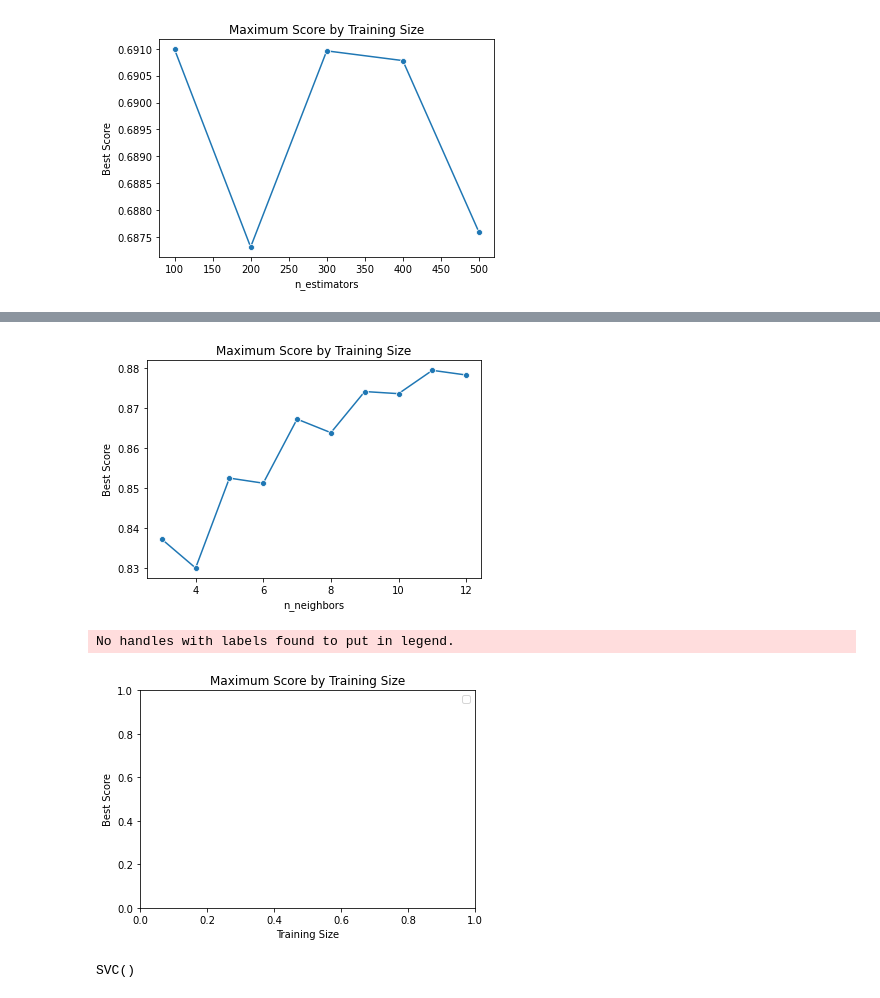
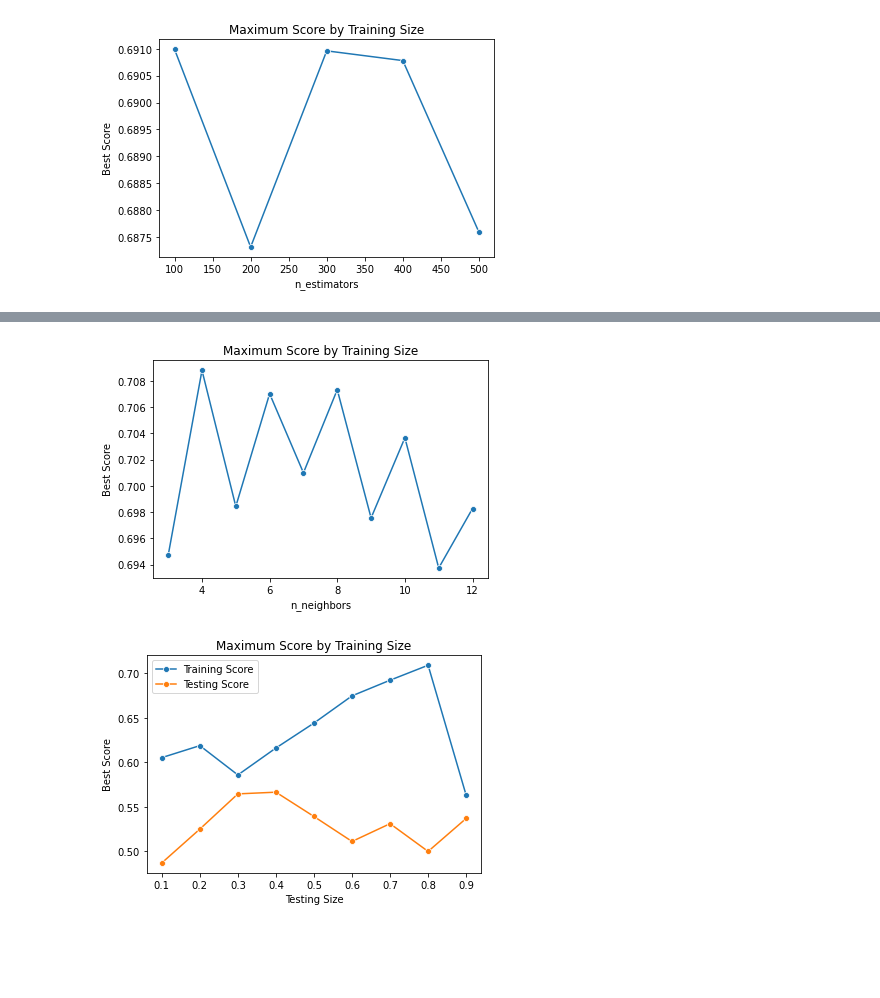
Before and after one commit to cofsthun3/Supervised-Learning, a Jupyter notebook: hw1.ipynb, the cells around one changed output, grey strips where cells are left out. Saved outputs shown, nothing was run; the diff lists cells and outputs as text; code cells hidden in the pictures; blank space fills up the shorter version.

```diff
--- a/hw1.ipynb
+++ b/hw1.ipynb
@@ -1,11 +1,12 @@
 # %%
 from sklearn.model_selection import GridSearchCV, GroupKFold
 from sklearn.model_selection import train_test_split
+from sklearn.preprocessing import MinMaxScaler
 import seaborn as sns
 import matplotlib.pyplot as plt
 import pandas as pd
-from keras.models import Sequential
-from keras.layers import Dense
+#from keras.engine.sequential import Sequential
+#from keras.layers import Dense
 from sklearn.svm import SVC
 from sklearn.utils import resample
 import xgboost as xgb
@@ -13,7 +14,7 @@ from sklearn.neighbors import KNeighborsClassifier
 from sklearn.metrics import accuracy_score, precision_score, recall_score, f1_score
 from pyprojroot import here
 from sklearn.preprocessing import MinMaxScaler
-from keras.wrappers.scikit_learn import KerasClassifier
+#from keras.wrappers.scikit_learn import KerasClassifier
 import requests
 import json
 import matplotlib.pyplot as plt
@@ -32,18 +33,17 @@ def intialize_model(model_type, **params):
         elif model_type == 'KNN':
             return KNeighborsClassifier(**params)
         elif model_type == 'NN':
-            pass
-            #return KerasClassifier(build_fn=create_model, verbose=0)
+            return KerasClassifier(build_fn=create_model, verbose=0)
         elif model_type == 'XG':
             return xgb.XGBClassifier(**params)
         else:
             print("Model type is not recognized.")
 
-def create_model(input_dim=8, hidden_units=12, output_dim=1, activation='relu', optimizer='adam'):
+def create_model(input_dim=8, hidden_units=12, output_dim=1):
     model = Sequential()
-    model.add(Dense(hidden_units, input_dim=input_dim, activation=activation))
-    model.add(Dense(output_dim, activation='sigmoid'))  # Change to 'softmax' for multi-class classification
-    model.compile(loss='binary_crossentropy', optimizer=optimizer, metrics=['accuracy'])  # Change to 'categorical_crossentropy' for multi-class classification
+    model.add(Dense(hidden_units, input_dim=input_dim, activation='relu'))
+    model.add(Dense(output_dim, activation='sigmoid'))
+    model.compile(loss='binary_crossentropy', optimizer='adam', metrics=['precision'])
     return model
 
 def tune_model(param_grid, model, x_train, y_train, folds, metric):
@@ -135,6 +135,8 @@ def get_buy_data():
 
     hist_daily['Date'] = pd.to_datetime(hist_daily['Datetime']).dt.date
 
+    hist_daily = hist_daily[hist_daily['Date'] > pd.to_datetime('2024-03-31').date()]
+
     grouped_data = hist_daily.groupby('Date')
 
     hist_daily['highest_next_30'] = grouped_data['Close'].rolling(window=30, min_periods=1).max().reset_index(level=0, drop=True).shift(-30)
@@ -168,6 +170,8 @@ def get_sell_data():
     hist_daily = pd.read_csv("amazon_intraday_24.csv")
     hist_daily['Datetime'] = pd.to_datetime(hist_daily['Datetime'])
     hist_daily['Date'] = pd.to_datetime(hist_daily['Datetime']).dt.date
+    hist_daily = hist_daily[hist_daily['Date'] > pd.to_datetime('2024-03-31').date()]
+
 
     results = []
 
@@ -239,6 +243,15 @@ def downsample_data(data, target):
 buy_data = get_buy_data()
 # %%
 buy_data = downsample_data(buy_data, 'Buy')
+# %%
+# Initialize MinMaxScaler
+scaler = MinMaxScaler()
+
+# Fit scaler to data and transform data
+scaled_data = scaler.fit_transform(buy_data)
+
+# Replace original values with scaled values
+buy_data[:] = scaled_data
 # %%
 # Plot the histogram
 plt.figure(figsize=(10, 6))
@@ -396,5 +423,5 @@ param_grid = {
 
 model = intialize_model('KNN')
 # %%
-knn_results = collect_tuning_results(buy_data, 'Buy', model, param_grid, 5, 'precision')
+knn_results = collect_tuning_results(buy_data, 'Buy', model, param_grid, 4, 'precision')
 # %% [output]
@@ -421,12 +446,11 @@ AttributeError: 'NoneType' object has no attribute 'split'
 # %%
-plot_metric(results, 'n_neighbors')
+plot_metric(knn_results, 'n_neighbors')
 # %% [output]
-[figure, old version]
+[figure, new version]
 # %%
-plot_training_size(results)
+plot_testing_size(knn_results)
 # %% [output]
-No handles with labels found to put in legend.
-[figure, old version]
+[figure, new version]
 # %%
 # Define the parameter grid
 param_grid = {
@@ -438,9 +460,5 @@ param_grid = {
 }
 
 model = intialize_model('NN')
-# %%
-model
-# %% [output]
-SVC()
 # %%
 results = collect_tuning_results(data, 'Sell', model, param_grid, 5, 'precision')
```
Also changed, not shown: parts of 12 cells of this notebook.
